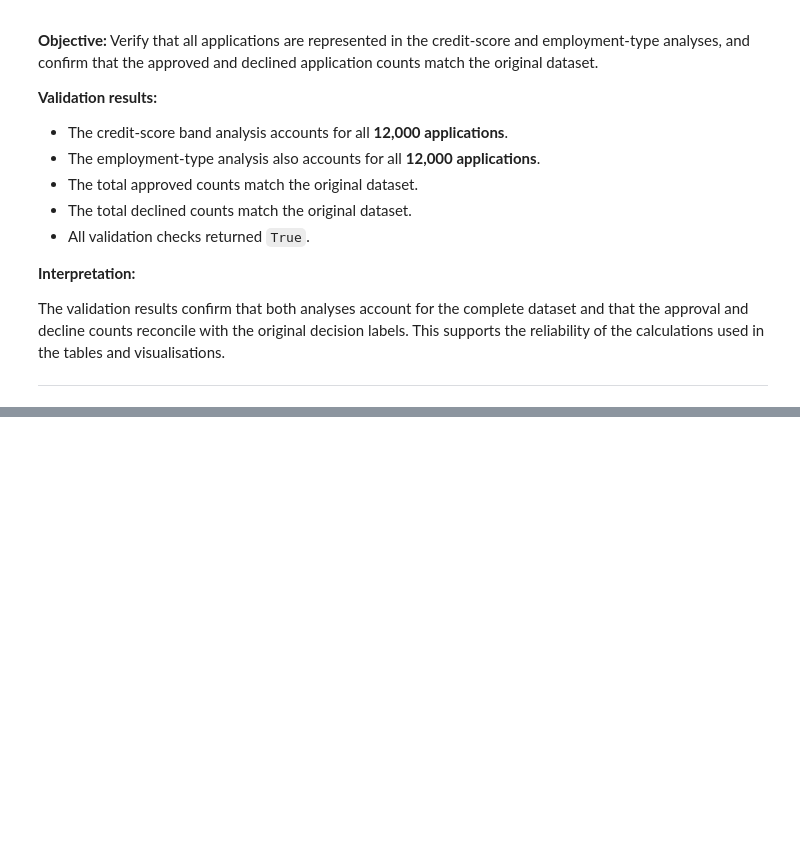
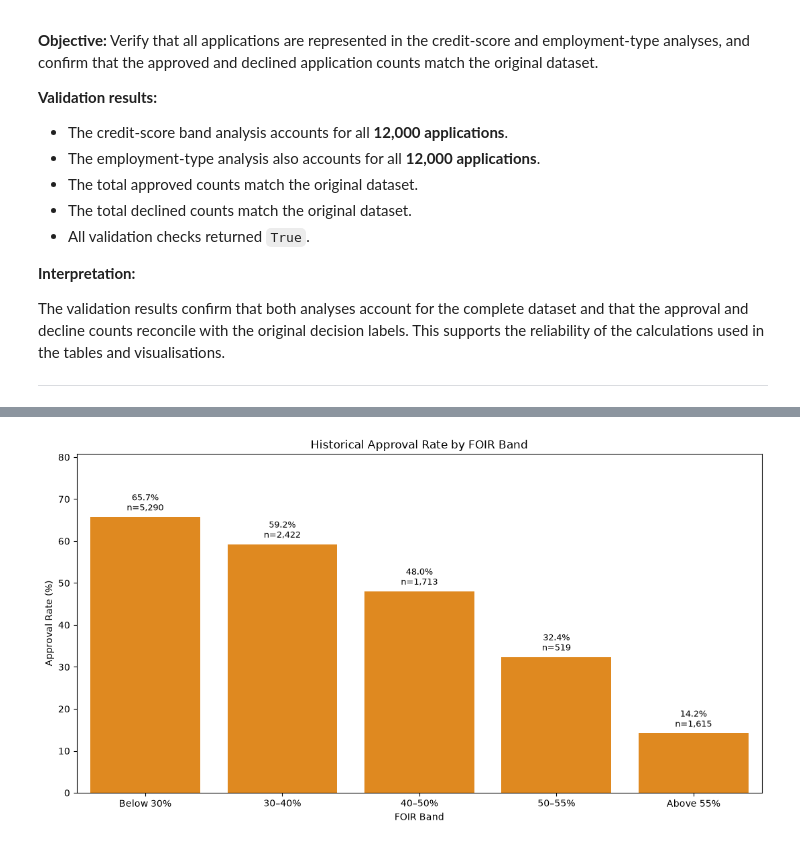
Before and after one commit to rameshworkmail111-stack/Mini_UseCase_02_Credit_Pre-Screening_Engine, a Jupyter notebook: VALLE.RAMESH_MUC02_Path3_Notebook.ipynb, the cells around one changed output, grey strips where cells are left out. Saved outputs shown, nothing was run; the diff lists cells and outputs as text; code cells hidden in the pictures; blank space fills up the shorter version.

Commit message:
Complete MUC02 Part 1 credit pre-screening analysis

```diff
--- a/VALLE.RAMESH_MUC02_Path3_Notebook.ipynb
+++ b/VALLE.RAMESH_MUC02_Path3_Notebook.ipynb
@@ -1182,0 +1569,36 @@ The analysis reveals a strong association between credit score and historical lo
+# %%
+# Step 5.3.5: Visualize approval rates by FOIR band
+
+plt.figure(figsize=(11, 6))
+
+ax = sns.barplot(
+    data=foir_analysis,
+    x="foir_band",
+    y="Approval_Rate_Pct",
+    color="darkorange"
+)
+
+for i, row in foir_analysis.iterrows():
+    if pd.notna(row["Approval_Rate_Pct"]):
+        ax.annotate(
+            f'{row["Approval_Rate_Pct"]:.1f}%\n'
+            f'n={int(row["Total_Applications"]):,}',
+            (i, row["Approval_Rate_Pct"]),
+            ha="center",
+            va="bottom",
+            fontsize=9,
+            xytext=(0, 4),
+            textcoords="offset points"
+        )
+
+plt.title("Historical Approval Rate by FOIR Band")
+plt.xlabel("FOIR Band")
+plt.ylabel("Approval Rate (%)")
+plt.ylim(
+    0,
+    min(110, foir_analysis["Approval_Rate_Pct"].max() + 15)
+)
+plt.tight_layout()
+plt.show()
+# %% [output]
+[figure, added]
```
Also changed, not shown: parts of 88 cells of this notebook.
